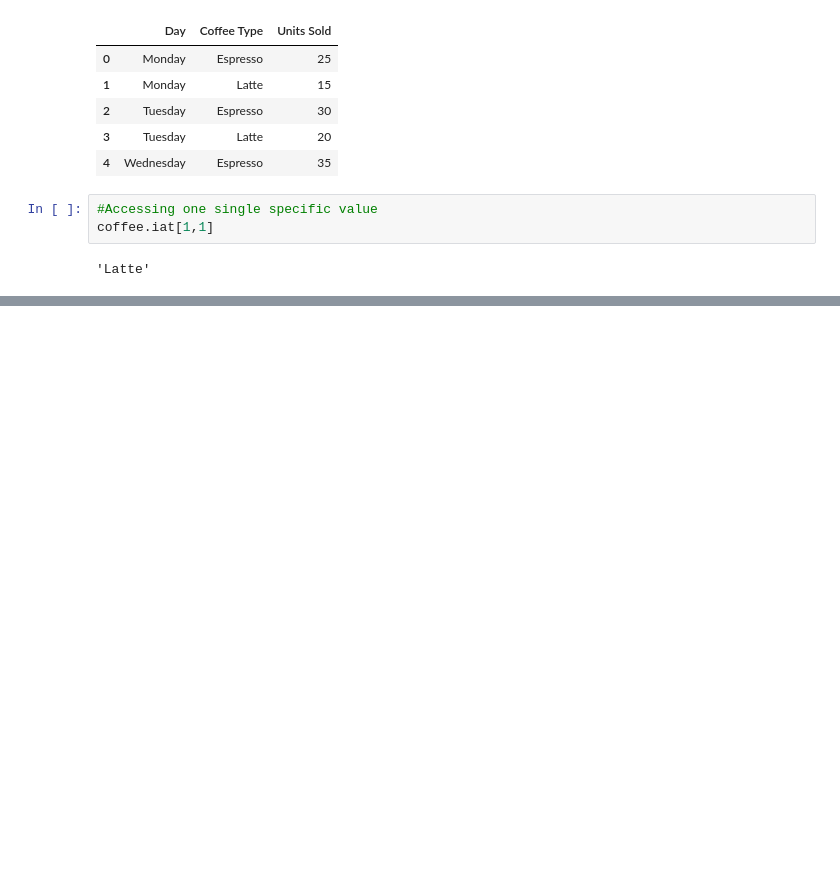
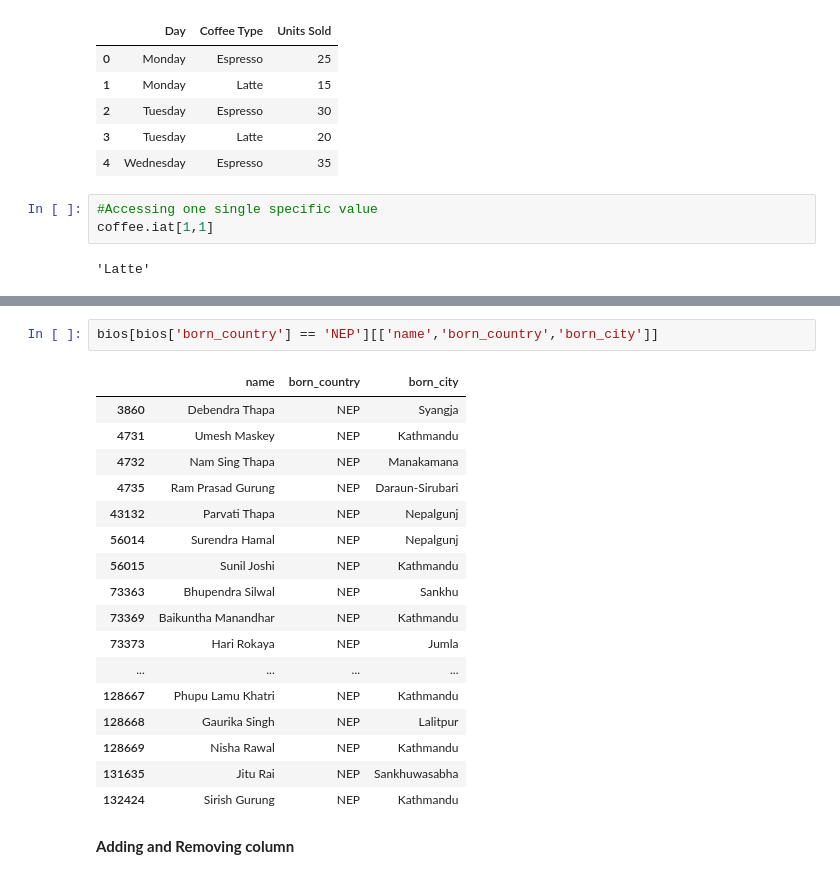
Before and after one commit to Suman-oli10/Pandas-learning, a Jupyter notebook: pandas_tutorial.ipynb, the cells around one changed output, grey strips where cells are left out. Drawn from its saved outputs; the diff is of its cells as text; blank space fills up the shorter version.

```diff
--- a/pandas_tutorial.ipynb
+++ b/pandas_tutorial.ipynb
@@ -241,0 +340,22 @@ coffee.iat[1,1]
+# %%
+bios[bios['born_country'] == 'NEP'][['name','born_country','born_city']]
+# %% [output]
+|  | name | born_country | born_city |
+| 3860 | Debendra Thapa | NEP | Syangja |
+| 4731 | Umesh Maskey | NEP | Kathmandu |
+| 4732 | Nam Sing Thapa | NEP | Manakamana |
+| 4735 | Ram Prasad Gurung | NEP | Daraun-Sirubari |
+| 43132 | Parvati Thapa | NEP | Nepalgunj |
+| 56014 | Surendra Hamal | NEP | Nepalgunj |
+| 56015 | Sunil Joshi | NEP | Kathmandu |
+| 73363 | Bhupendra Silwal | NEP | Sankhu |
+| 73369 | Baikuntha Manandhar | NEP | Kathmandu |
+| 73373 | Hari Rokaya | NEP | Jumla |
+| ... | ... | ... | ... |
+| 128667 | Phupu Lamu Khatri | NEP | Kathmandu |
+| 128668 | Gaurika Singh | NEP | Lalitpur |
+| 128669 | Nisha Rawal | NEP | Kathmandu |
+| 131635 | Jitu Rai | NEP | Sankhuwasabha |
+| 132424 | Sirish Gurung | NEP | Kathmandu |
+# %% [markdown]
+**Adding and Removing column**
```
Also changed, not shown: parts of 20 cells of this notebook, 1 other file.
